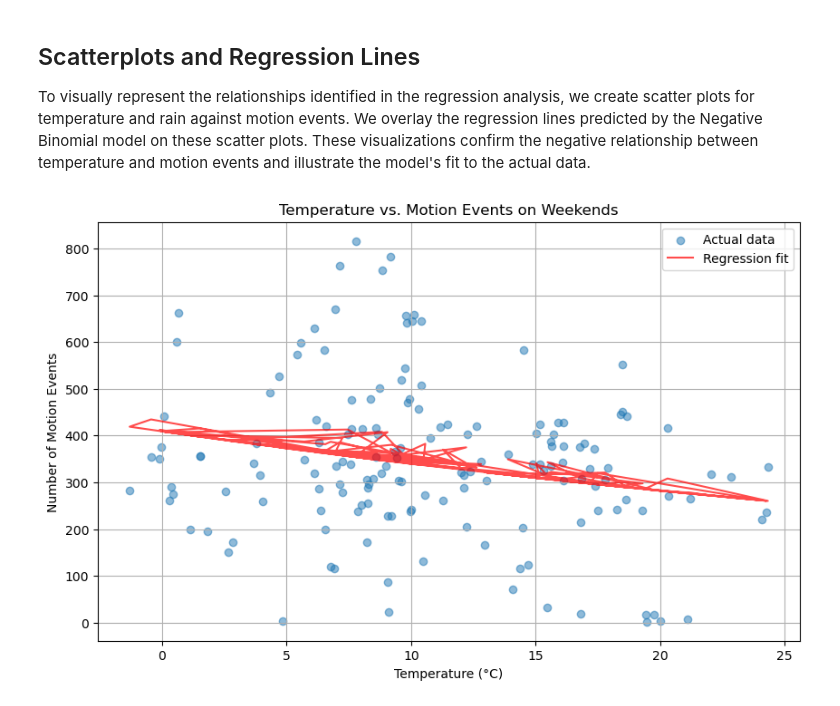
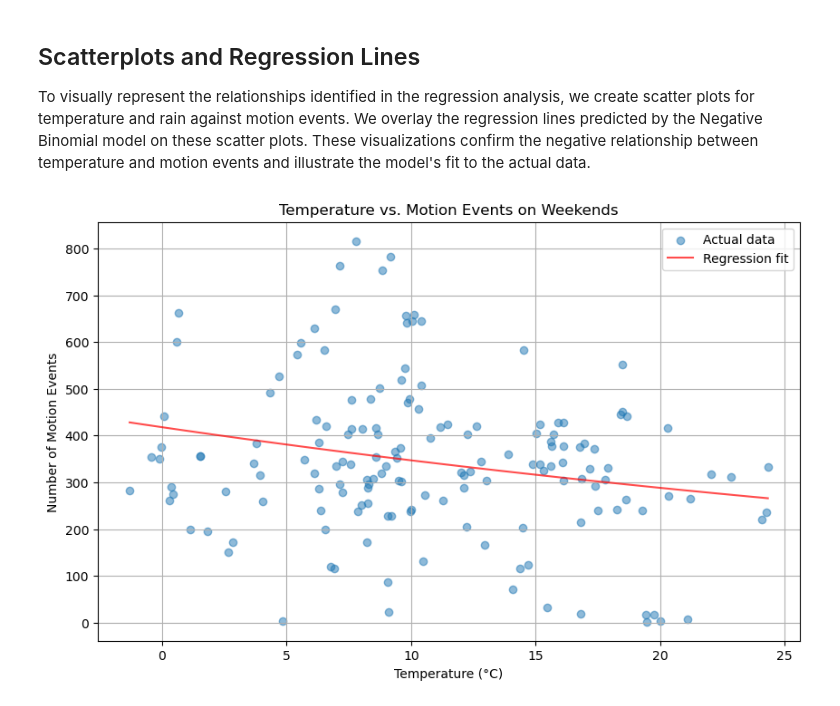
Before and after one commit to phipsrick/GA2024_1, a Jupyter notebook: report_temperature_and_motion.ipynb, the cells around one changed output. Drawn from its saved outputs; the diff is of its cells as text; code cells hidden in the pictures.

```diff
--- a/report_temperature_and_motion.ipynb
+++ b/report_temperature_and_motion.ipynb
@@ -226,26 +226,22 @@ To visually represent the relationships identified in the regression analysis, w
 # %%
 # Scatter plot for temperature vs. motion events
 plt.figure(figsize=(10, 6))
 plt.scatter(motion_weather_df['temperature_2m'], motion_weather_df['motion_count'], alpha=0.5, label='Actual data')
 
-# Prepare the exogenous data for prediction
-exog = pd.DataFrame({
-    'temperature_2m': motion_weather_df['temperature_2m'],
-    'rain': motion_weather_df['rain']
-})
+# Prepare data for smooth regression line
+temperature_range = np.linspace(motion_weather_df['temperature_2m'].min(), motion_weather_df['temperature_2m'].max(), 100)
+exog_temp = pd.DataFrame({'temperature_2m': temperature_range, 'rain': np.mean(motion_weather_df['rain'])})
+predicted_motion_counts_temp = model.predict(exog_temp)
 
-# Predict the values
-predicted_motion_counts = model.predict(exog)
-
-plt.plot(motion_weather_df['temperature_2m'], predicted_motion_counts, color='red', label='Regression fit', alpha=0.7)
+plt.plot(temperature_range, predicted_motion_counts_temp, color='red', label='Regression fit', alpha=0.7)
 plt.title('Temperature vs. Motion Events on Weekends')
 plt.xlabel('Temperature (°C)')
 plt.ylabel('Number of Motion Events')
 plt.legend()
 plt.grid(True)
 plt.show()
 # %% [output]
-[figure, old version]
+[figure, new version]
 # %%
 # Scatter plot for rain vs. motion events
 plt.figure(figsize=(10, 6))
```
Also changed, not shown: parts of 2 cells of this notebook.
